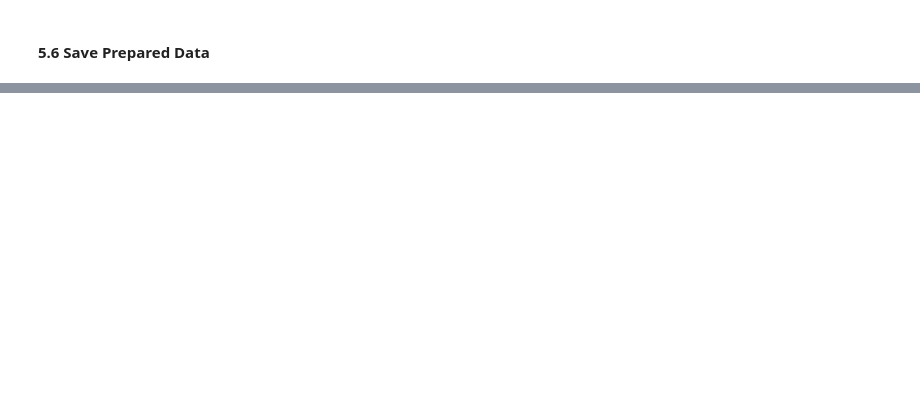
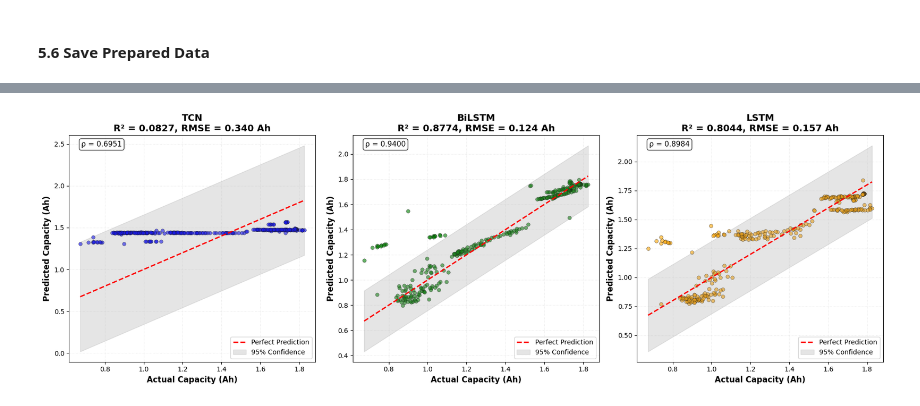
Before and after one commit to 1bytess/battery-soh-prediction, a Jupyter notebook: SoH_Prediction.ipynb, the cells around one changed output, grey strips where cells are left out. Saved outputs shown, nothing was run; the diff lists cells and outputs as text; code cells hidden in the pictures; blank space fills up the shorter version.

Commit message:
Updated Fixed model more robust and Accurate

```diff
--- a/SoH_Prediction.ipynb
+++ b/SoH_Prediction.ipynb
@@ -1520,7 +1937,7 @@ def build_bilstm_model(sequence_shape, additional_features_shape,
         x = Dropout(dropout_rate)(x)
 
     # Output layer
-    output = Dense(1, activation='sigmoid', name='capacity_output')(x)
+    output = Dense(1, activation='linear', name='capacity_output')(x)
 
     # Create model
     model = models.Model(
@@ -1551,6 +1986,9 @@ def create_callbacks(model_name):
     """
     Create callbacks for model training
     """
+    MODEL_DIR = os.path.join(EXPORT_DIR, 'models')
+    os.makedirs(MODEL_DIR, exist_ok=True)
+
     callbacks_list = [
         callbacks.EarlyStopping(
             monitor='val_loss',
@@ -1566,7 +2004,7 @@ def create_callbacks(model_name):
             verbose=1
         ),
         callbacks.ModelCheckpoint(
-            filepath=os.path.join(BASE_PATH, f'{model_name}_best.h5'),
+            filepath=os.path.join(MODEL_DIR, f'{model_name}_best.h5'),  # Changed from BASE_PATH to MODEL_DIR
             monitor='val_loss',
             save_best_only=True,
             verbose=1
@@ -1747,6 +2239,19 @@ def evaluate_model(model, X_seq, X_add, y_true, scalers, model_name):
 
     # Calculate percentage errors
     mape = np.mean(np.abs((y_true_denorm - y_pred) / y_true_denorm)) * 100
+
+    # Statistical significance testing
+    from scipy import stats
+
+    def statistical_comparison(errors1, errors2, model1_name, model2_name):
+        """Perform paired t-test for statistical significance"""
+        t_stat, p_value = stats.ttest_rel(errors1, errors2)
+        return {
+            'comparison': f'{model1_name} vs {model2_name}',
+            't_statistic': t_stat,
+            'p_value': p_value,
+            'significant': p_value < 0.05
+        }
 
     metrics = {
         'Model': model_name,
@@ -1775,38 +2284,46 @@ bilstm_pred, _, bilstm_metrics = evaluate_model(
 # %%
-fig, axes = plt.subplots(1, 3, figsize=(15, 6))
+# Create prediction plots with confidence intervals
+fig, axes = plt.subplots(1, 3, figsize=(18, 6))
+models_data = [
+    (tcn_pred, 'TCN', 'blue', tcn_metrics),
+    (bilstm_pred, 'BiLSTM', 'green', bilstm_metrics),
+    (lstm_pred, 'LSTM', 'orange', lstm_metrics)
+]
 
-# TCN Plot
-axes[0].scatter(y_test_true, tcn_pred, alpha=0.5, s=30)
-axes[0].plot([y_test_true.min(), y_test_true.max()],
-             [y_test_true.min(), y_test_true.max()],
-             'r--', lw=2, label='Perfect Prediction')
-axes[0].set_xlabel('Actual Capacity (Ah)')
-axes[0].set_ylabel('Predicted Capacity (Ah)')
-axes[0].set_title(f'TCN Model - Predictions vs Actual\nR² = {tcn_metrics["R²"]:.4f}')
-axes[0].legend()
-axes[0].grid(True, alpha=0.3)
+for i, (predictions, model_name, color, metrics) in enumerate(models_data):
+    # Calculate prediction intervals
+    residuals = predictions - y_test_true
+    std_residual = np.std(residuals)
 
-# BiLSTM Plot
-axes[1].scatter(y_test_true, bilstm_pred, alpha=0.5, s=30, color='green')
-axes[1].plot([y_test_true.min(), y_test_true.max()],
-             [y_test_true.min(), y_test_true.max()],
-             'r--', lw=2, label='Perfect Prediction')
-axes[1].set_xlabel('Actual Capacity (Ah)')
-axes[1].set_ylabel('Predicted Capacity (Ah)')
-axes[1].set_title(f'BiLSTM Model - Predictions vs Actual\nR² = {bilstm_metrics["R²"]:.4f}')
-axes[1].legend()
-axes[1].grid(True, alpha=0.3)
+    # Colored scatter points for each model
+    axes[i].scatter(y_test_true, predictions, alpha=0.6, s=30, color=color, edgecolors='black', linewidth=0.5)
 
-axes[2].scatter(y_test_true, lstm_pred, alpha=0.5, s=30, color='orange')
-axes[2].plot([y_test_true.min(), y_test_true.max()],
-             [y_test_true.min(), y_test_true.max()],
-             'r--', lw=2, label='Perfect Prediction')
-axes[2].set_xlabel('Actual Capacity (Ah)')
-axes[2].set_ylabel('Predicted Capacity (Ah)')
-axes[2].set_title(f'LSTM Model - Predictions vs Actual\nR² = {lstm_metrics["R²"]:.4f}')
-axes[2].legend()
-axes[2].grid(True, alpha=0.3)
+    # Perfect prediction line
+    min_val, max_val = y_test_true.min(), y_test_true.max()
+    axes[i].plot([min_val, max_val], [min_val, max_val], 'r--', lw=2,
+                label='Perfect Prediction')
+
+    # Confidence bands
+    axes[i].fill_between([min_val, max_val],
+                        [min_val - 2*std_residual, max_val - 2*std_residual],
+                        [min_val + 2*std_residual, max_val + 2*std_residual],
+                        alpha=0.2, color='gray', label='95% Confidence')
+
+    axes[i].set_xlabel('Actual Capacity (Ah)', fontsize=12, fontweight='bold')
+    axes[i].set_ylabel('Predicted Capacity (Ah)', fontsize=12, fontweight='bold')
+    axes[i].set_title(f'{model_name}\nR² = {metrics["R²"]:.4f}, RMSE = {metrics["RMSE (Ah)"]:.3f} Ah',
+                     fontsize=14, fontweight='bold')
+    axes[i].legend(fontsize=10)
+    axes[i].grid(True, alpha=0.3, linestyle=':')
+
+    # Add correlation coefficient annotation
+    corr_coef = np.corrcoef(y_test_true, predictions)[0, 1]
+    axes[i].annotate(f'ρ = {corr_coef:.4f}', xy=(0.05, 0.95),
+                    xycoords='axes fraction', fontsize=11,
+                    bbox=dict(boxstyle="round,pad=0.3", facecolor='white', alpha=0.8))
 
 plt.tight_layout()
-plt.savefig(os.path.join(PLOT_DIR, 'model_predictions_comparison.png'))
+plt.savefig(os.path.join(PLOT_DIR, 'model_predictions_comparison.png'), dpi=300, bbox_inches='tight')
 plt.show()
+# %% [output]
+[figure, added]
```
Also changed, not shown: parts of 75 cells of this notebook, 38 other files.
